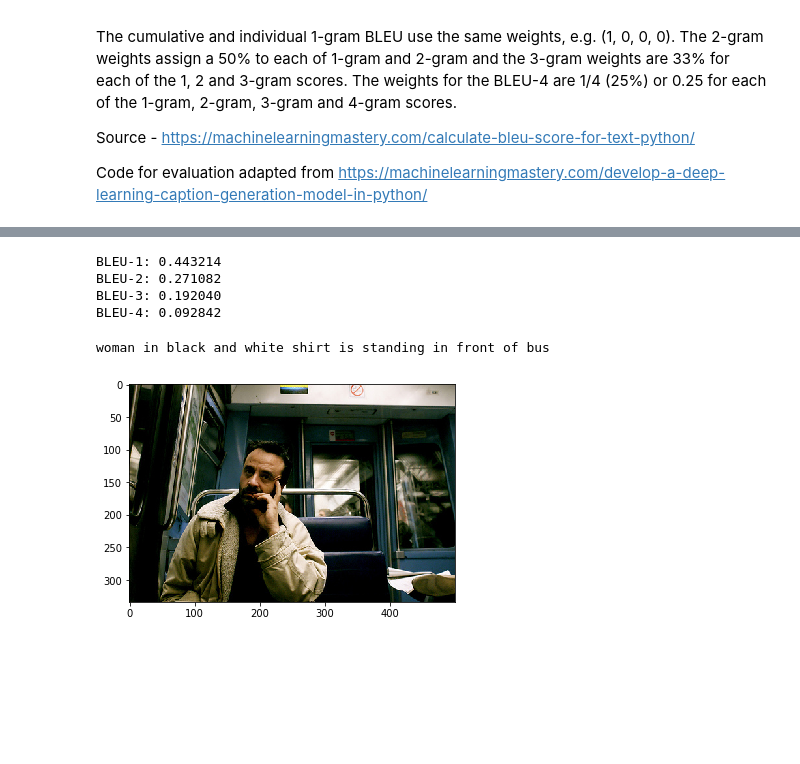
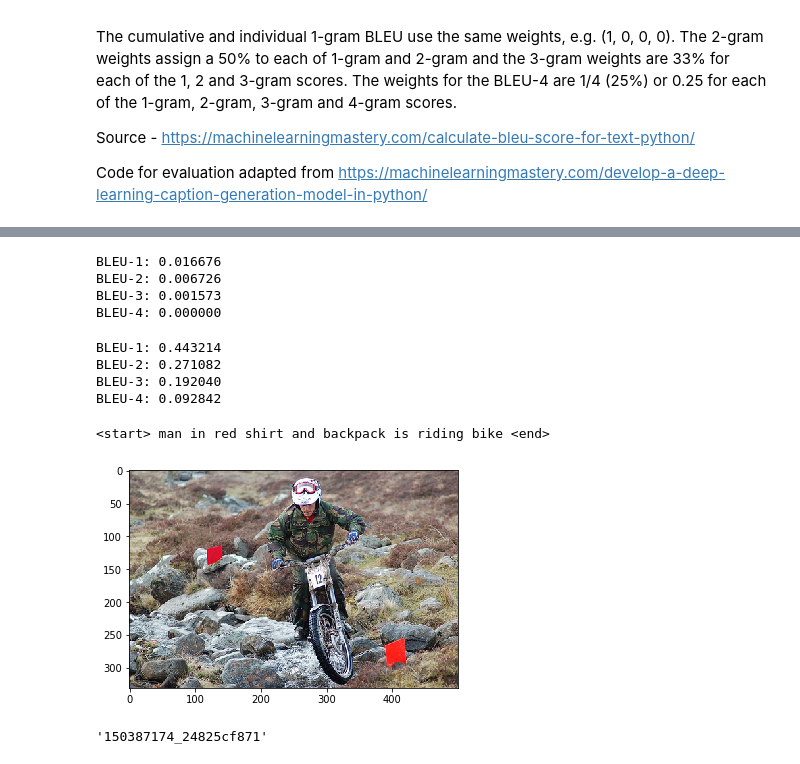
Before and after one commit to justinaung/DL-AT3, a Jupyter notebook: notebooks/image_captioning_baseline-clean.ipynb, the cells around one changed output, grey strips where cells are left out. Cells and saved outputs as stored; diff of their text form; code cells hidden in the pictures; blank space fills up the shorter version.

```diff
--- a/notebooks/image_captioning_baseline-clean.ipynb
+++ b/notebooks/image_captioning_baseline-clean.ipynb
@@ -126,3 +129,7 @@ Photos: dev=1000
+# %%
+import json
+with open('../dev_descriptions.json', 'w') as f:
+    json.dump(dev_descriptions, f)
 # %% [markdown]
 Create a vocbulary of all the unqiue words in our train captions data, print size (7578). This is a lot, and the frequency of most of these words will be low.
 
@@ -273,7 +280,7 @@ After 10 epochs the loss went from 3.38 to 2.52. could still be room to reduce t
 ## 7 - Evaluate model
 # %%
 def greedySearch(image_feature, model):
-    in_text = '<START>'
+    in_text = '<start>'
     for i in range(max_length):
         sequence = [wordtoix[w] for w in in_text.split() if w in wordtoix]
         sequence = pad_sequences([sequence], maxlen=max_length)
@@ -281,9 +288,9 @@ def greedySearch(image_feature, model):
         yhat = np.argmax(yhat)
         word = ixtoword[yhat]
         in_text += ' ' + word
-        if word == '<END>':
+        if word == '<end>':
             break
     final = in_text.split()
-    final = final[1:-1]
+#     final = final[1:-1]
     final = ' '.join(final)
     return final
@@ -327,5 +515,19 @@ test_descriptions = add_start_end_tokens('descriptions.txt', test_image_ids)
 test_image_features = pickle.load(open("test_image_encodings.pickle", "rb"))
+# %%
+import json
+with open('../train_descriptions.json', 'w') as f:
+    json.dump(train_descriptions, f)
+# %%
+with open('test_image_features_python_2.pickle', 'wb') as f:
+    pickle.dump(test_image_features, f, protocol=2)
 # %%
 from keras.models import load_model
 model = load_model('model_weights_2/model_13.h5')
+# %%
+bleu_evalulate(model, test_descriptions, test_image_features, beam_width=3)
+# %% [output]
+BLEU-1: 0.016676
+BLEU-2: 0.006726
+BLEU-3: 0.001573
+BLEU-4: 0.000000
 # %%
@@ -336,11 +538,16 @@ BLEU-2: 0.271082
 BLEU-3: 0.192040
 BLEU-4: 0.092842
 # %%
-img_id = list(test_image_features.keys())[100]
+img_id = list(test_image_features.keys())[5]
 print(greedySearch(test_image_features[img_id].reshape((1, 2048)), model))
 x = plt.imread(f'{FLICKR8K_DATASET}/{img_id}.jpg')
 plt.imshow(x)
 plt.show()
 # %% [output]
-woman in black and white shirt is standing in front of bus
+<start> man in red shirt and backpack is riding bike <end>
-[figure, old version]
+[figure, new version]
+# %%
+img_id = list(test_image_features.keys())[5]
+img_id
+# %% [output]
+'150387174_24825cf871'
```
Also changed, not shown: parts of 33 cells of this notebook, 3 other files.
